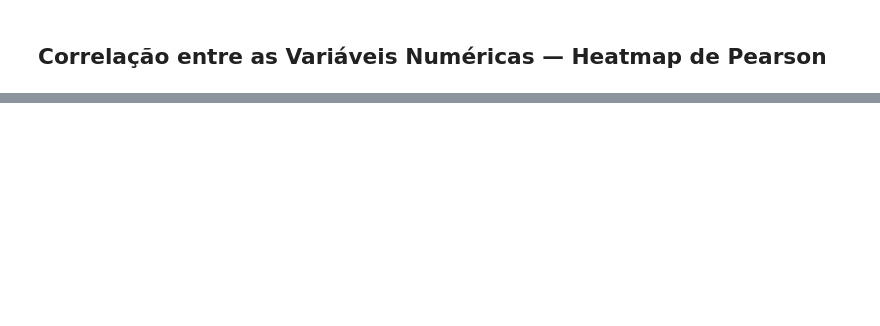
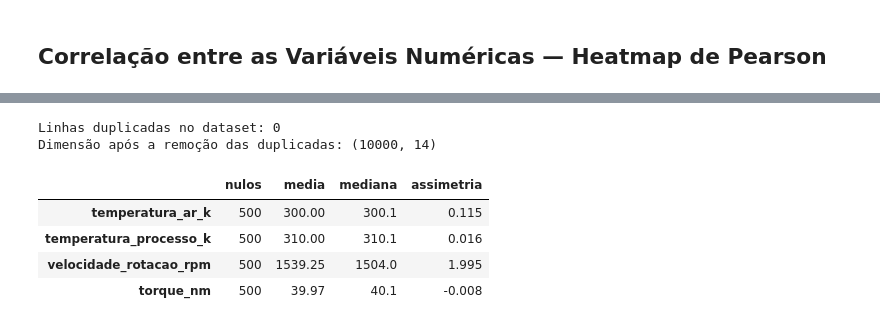
Before and after one commit to ThiOliver/projeto-analise-de-manutencao-preditiva, a Jupyter notebook: analise.ipynb, the cells around one changed output, grey strips where cells are left out. Saved outputs shown, nothing was run; the diff lists cells and outputs as text; code cells hidden in the pictures; blank space fills up the shorter version.

```diff
--- a/analise.ipynb
+++ b/analise.ipynb
@@ -213,0 +219,31 @@ treinar o KNN, pois este algoritmo é sensível a diferenças de escala.
+# %%
+# Verificar linhas totalmente idênticas no dataset, que podem ser removidas para evitar viés na análise.
+print(f"Linhas duplicadas no dataset: {df.duplicated().sum()}")
+
+# Remove duplicadas caso existam (drop_duplicates matém a primeira ocorrência e remove as demais).
+df = df.drop_duplicates()
+
+print(f"Dimensão após a remoção das duplicadas: {df.shape}")
+# %% [output]
+Linhas duplicadas no dataset: 0
+Dimensão após a remoção das duplicadas: (10000, 14)
+# %%
+# Colunas que apresentaram valores ausentes na Fase 1.
+colunas_com_nulos = ['temperatura_ar_k', 'temperatura_processo_k',
+                     'velocidade_rotacao_rpm', 'torque_nm']
+
+# Monta uma tabela de diagnóstico para embasar a escolha média vs mediana.
+diagnostico = pd.DataFrame({
+    'nulos': df[colunas_com_nulos].isnull().sum(),
+    'media': df[colunas_com_nulos].mean().round(2),
+    'mediana': df[colunas_com_nulos].median().round(2),
+    'assimetria': df[colunas_com_nulos].skew().round(3)
+})
+
+diagnostico
+# %% [output]
+|  | nulos | media | mediana | assimetria |
+| temperatura_ar_k | 500 | 300.00 | 300.1 | 0.115 |
+| temperatura_processo_k | 500 | 310.00 | 310.1 | 0.016 |
+| velocidade_rotacao_rpm | 500 | 1539.25 | 1504.0 | 1.995 |
+| torque_nm | 500 | 39.97 | 40.1 | -0.008 |
```
Also changed, not shown: parts of 9 cells of this notebook.
